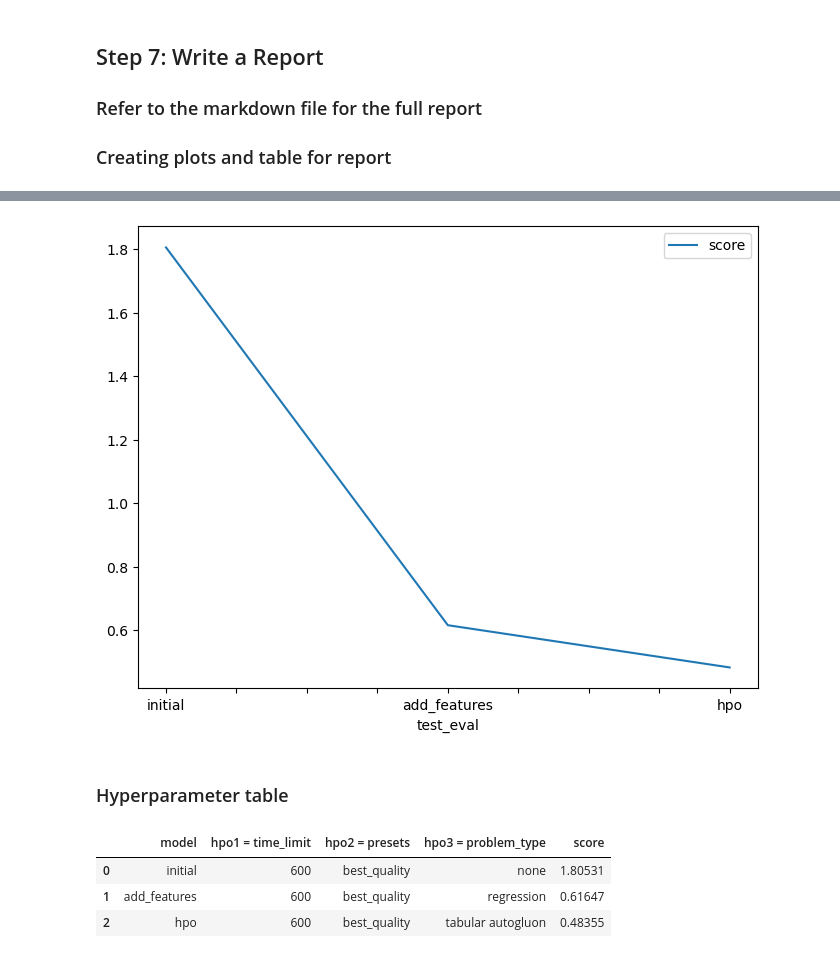
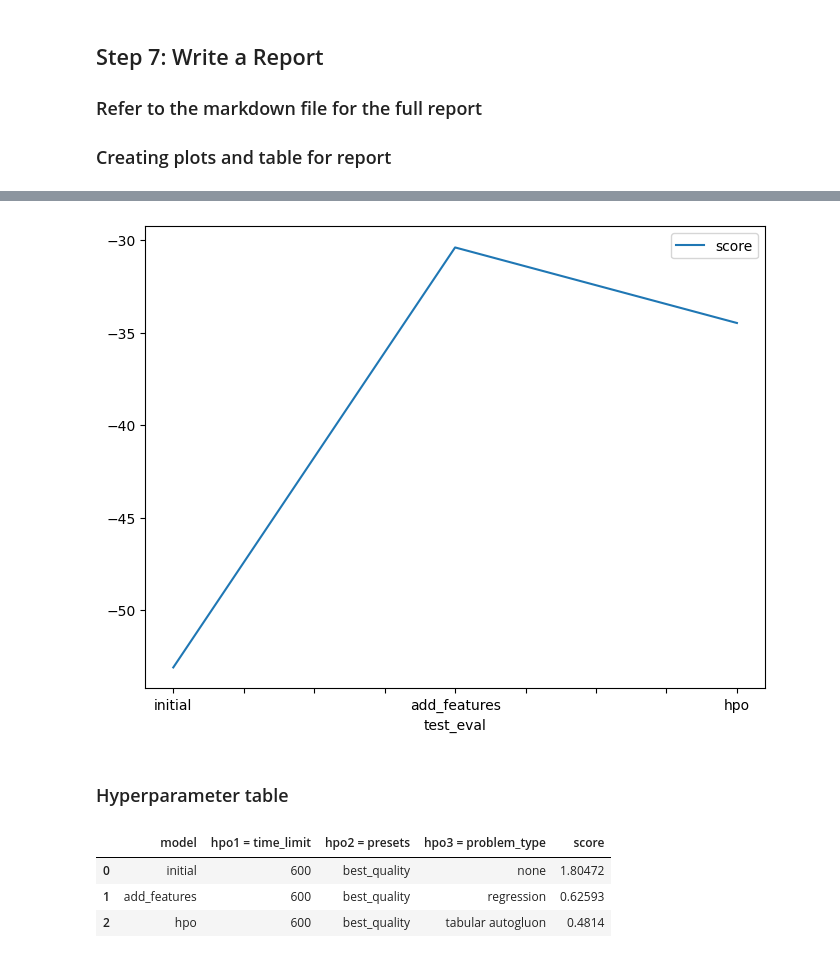
Before and after one commit to isha-73/bike-sharing-udacity, a Jupyter notebook: project_notebook.ipynb, the cells around one changed output, grey strips where cells are left out. Cells and saved outputs as stored; diff of their text form; code cells hidden in the pictures.

```diff
--- a/project_notebook.ipynb
+++ b/project_notebook.ipynb
@@ -174,8 +171,8 @@ eval_metric = 'root_mean_squared_error'
 time_limit = 600  # 10 minutes in seconds
 preset = 'best_quality'
 # %%
-predictor = TabularPredictor(label=label_column,eval_metric=eval_metric,learner_kwargs={"ignored_columns": ignored_columns})
-.fit(train_data=train,
+predictor = TabularPredictor(label=label_column,eval_metric=eval_metric,
+learner_kwargs={"ignored_columns": ignored_columns}).fit(train_data=train,
 time_limit=time_limit,
 presets=preset)
 # %% [output]
@@ -571,14 +576,23 @@ fig.savefig('model_train_score.png')
 # %%
 # Take the 3 kaggle scores and creating a line plot to show improvement
+
+# Retrieve scores using leaderboard() method
+scores = [
+    predictor.leaderboard(silent=True)['score_val'][0],
+    predictor_new_features.leaderboard(silent=True)['score_val'][0],
+    predictor_new_hpo.leaderboard(silent=True)['score_val'][0]
+]
+
+# Plotting the scores
 fig = pd.DataFrame(
     {
         "test_eval": ["initial", "add_features", "hpo"],
-        "score": ["1.80531", "0.61647","0.48355"]
+        "score": scores
     }
 ).plot(x="test_eval", y="score", figsize=(8, 6)).get_figure()
 fig.savefig('model_test_score.png')
 # %% [output]
-[figure, old version]
+[figure, new version]
 # %% [markdown]
 ### Hyperparameter table
 # %%
@@ -589,10 +603,10 @@ pd.DataFrame({
     "hpo1 = time_limit": ["600", "600", "600"],
      "hpo2 = presets": ["best_quality", "best_quality", "best_quality"],
     "hpo3 = problem_type": ["none", "regression", "tabular autogluon"],
-     "score": ["1.80531", "0.61647","0.48355"]
+     "score": ["1.80472", "0.62593","0.4814"]
 })
 # %% [output]
 |  | model | hpo1 = time_limit | hpo2 = presets | hpo3 = problem_type | score |
-| 0 | initial | 600 | best_quality | none | 1.80531 |
-| 1 | add_features | 600 | best_quality | regression | 0.61647 |
-| 2 | hpo | 600 | best_quality | tabular autogluon | 0.48355 |
+| 0 | initial | 600 | best_quality | none | 1.80472 |
+| 1 | add_features | 600 | best_quality | regression | 0.62593 |
+| 2 | hpo | 600 | best_quality | tabular autogluon | 0.4814 |
```
Also changed, not shown: parts of 19 cells of this notebook, 4 other files.
